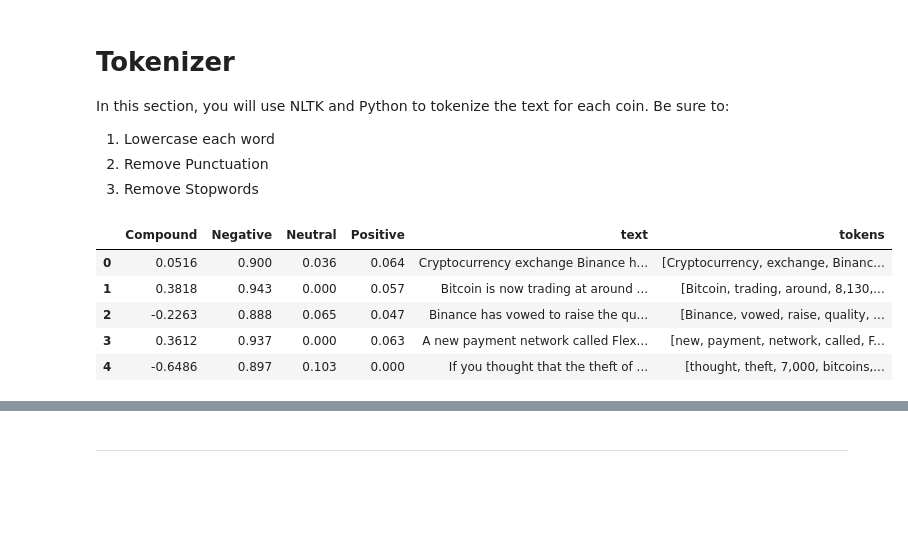
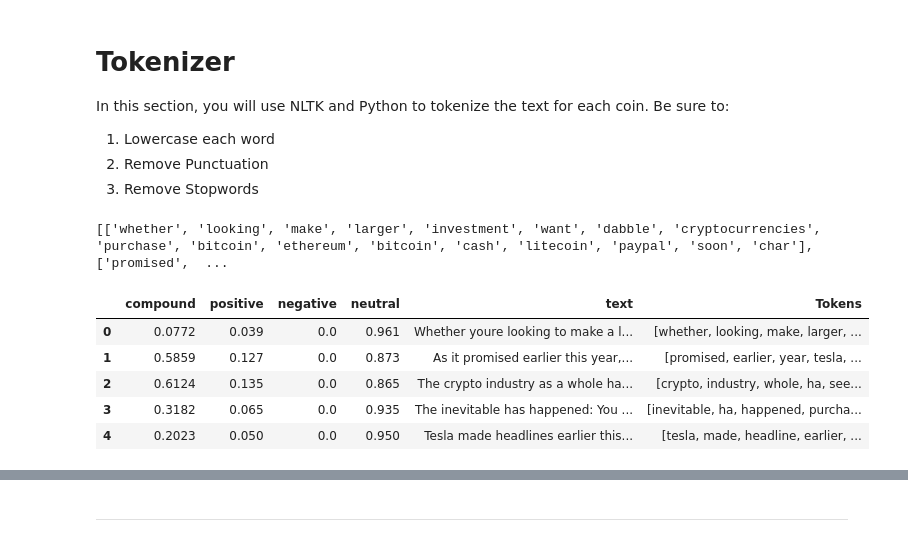
Before and after one commit to glensven/Fintech, a Jupyter notebook: HW-12-NLP/Instructions/Starter_Code/crypto_sentiment.ipynb, the cells around one changed output, grey strips where cells are left out. Drawn from its saved outputs; the diff is of its cells as text; code cells hidden in the pictures; blank space fills up the shorter version.

```diff
--- a/HW-12-NLP/Instructions/Starter_Code/crypto_sentiment.ipynb
+++ b/HW-12-NLP/Instructions/Starter_Code/crypto_sentiment.ipynb
@@ -114,26 +209,39 @@ import re
-# %%
-# Complete the tokenizer function
-def tokenizer(text):
-    """Tokenizes text."""
-
-    # Create a list of the words
-
-    # Convert the words to lowercase
-
-    # Remove the punctuation
-
-    # Remove the stop words
-
-    # Lemmatize Words into root words
-
-    return tokens
+# %%
+# Instantiate the lemmatizer
+lemmatizer = WordNetLemmatizer()
+# %%
+# Complete the tokenizer function
+def tokenizer(text):
+    """Tokenizes text."""
+
+    # Remove the punctuation
+    # Remove the stop words
+    regex = re.compile("[^a-zA-Z ]")
+    re_clean = regex.sub('', text)
+    words = word_tokenize(re_clean)
+    sw = set(stopwords.words('english'))
+    sw_addon = {'ab', 'youll', 'youre','chars'}
+
+    # Lemmatize Words into root words
+    lem = [lemmatizer.lemmatize(word) for word in words]
+    # Convert the words to lowercase
+    lower = [word.lower() for word in lem if word.lower() not in sw.union(sw_addon)]
+    return lower
+# %%
+bitcoin_tokens = []
+for row in bitcoin_df.text:
+    bitcoin_tokens.append(tokenizer(row))
+print(bitcoin_tokens)
+# %% [output]
+[['whether', 'looking', 'make', 'larger', 'investment', 'want', 'dabble', 'cryptocurrencies', 'purchase', 'bitcoin', 'ethereum', 'bitcoin', 'cash', 'litecoin', 'paypal', 'soon', 'char'], ['promised',  ...
 # %%
 # Create a new tokens column for bitcoin
-# YOUR CODE HERE!
+bitcoin_df['Tokens'] = pd.DataFrame({'Bitcoin': bitcoin_tokens})
+bitcoin_df.head()
 # %% [output]
-|  | Compound | Negative | Neutral | Positive | text | tokens |
-| 0 | 0.0516 | 0.900 | 0.036 | 0.064 | Cryptocurrency exchange Binance h... | [Cryptocurrency, exchange, Binanc... |
-| 1 | 0.3818 | 0.943 | 0.000 | 0.057 | Bitcoin is now trading at around ... | [Bitcoin, trading, around, 8,130,... |
-| 2 | -0.2263 | 0.888 | 0.065 | 0.047 | Binance has vowed to raise the qu... | [Binance, vowed, raise, quality, ... |
-| 3 | 0.3612 | 0.937 | 0.000 | 0.063 | A new payment network called Flex... | [new, payment, network, called, F... |
-| 4 | -0.6486 | 0.897 | 0.103 | 0.000 | If you thought that the theft of ... | [thought, theft, 7,000, bitcoins,... |
+|  | compound | positive | negative | neutral | text | Tokens |
+| 0 | 0.0772 | 0.039 | 0.0 | 0.961 | Whether youre looking to make a l... | [whether, looking, make, larger, ... |
+| 1 | 0.5859 | 0.127 | 0.0 | 0.873 | As it promised earlier this year,... | [promised, earlier, year, tesla, ... |
+| 2 | 0.6124 | 0.135 | 0.0 | 0.865 | The crypto industry as a whole ha... | [crypto, industry, whole, ha, see... |
+| 3 | 0.3182 | 0.065 | 0.0 | 0.935 | The inevitable has happened: You ... | [inevitable, ha, happened, purcha... |
+| 4 | 0.2023 | 0.050 | 0.0 | 0.950 | Tesla made headlines earlier this... | [tesla, made, headline, earlier, ... |
```
Also changed, not shown: parts of 36 cells of this notebook.
